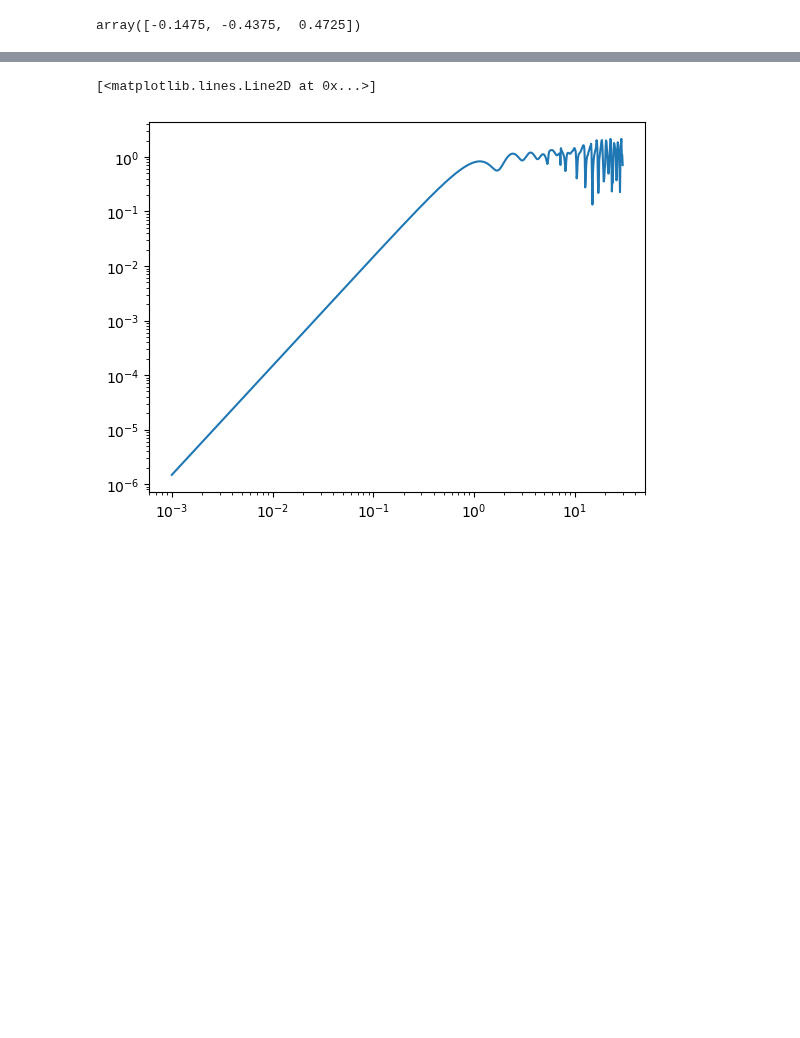
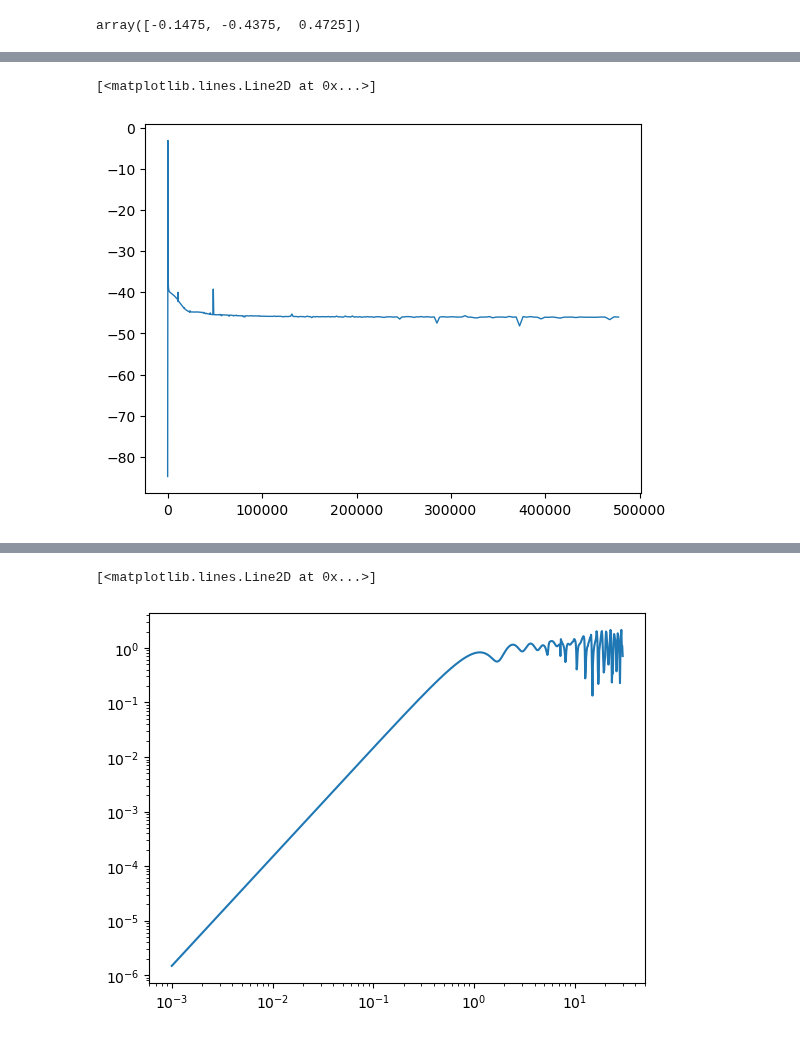
Before and after one commit to BOAT-ocean-acoustics/fundamentals, a Jupyter notebook: boat_tutorials/misc/python_dev/sphere_scat_dev.ipynb, the cells around one changed output, grey strips where cells are left out. Cells and saved outputs as stored; diff of their text form; code cells hidden in the pictures; blank space fills up the shorter version.

```diff
--- a/boat_tutorials/misc/python_dev/sphere_scat_dev.ipynb
+++ b/boat_tutorials/misc/python_dev/sphere_scat_dev.ipynb
@@ -104,0 +109,12 @@ plt.loglog(ka,abs(fm), lw=1)
+# %%
+a = 0.01  # radius [m]
+# %%
+c = 1500
+freq = ka * c / (a * 2 * np.pi)
+# %%
+TS = 20 * np.log10(np.abs(fm) * a/2)
+# %%
+plt.plot(freq, TS, lw=1)
+# %% [output]
+[<matplotlib.lines.Line2D at 0x...>]
+[figure, added]
```
Also changed, not shown: parts of 10 cells of this notebook, 1 other file.
